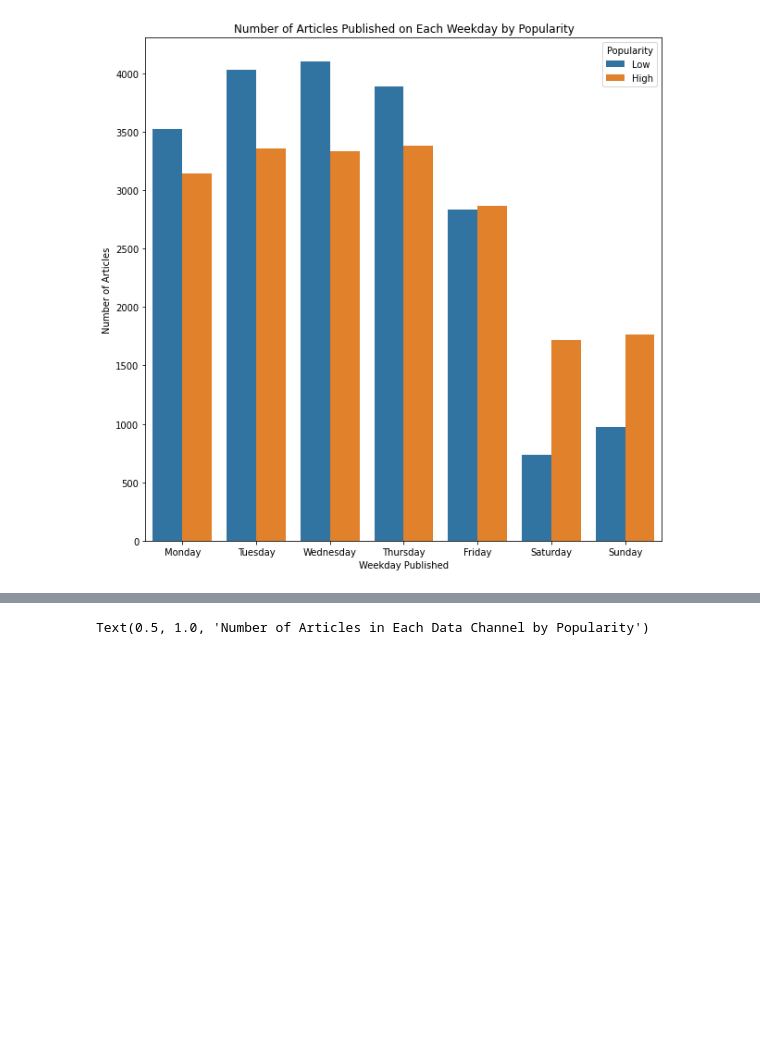
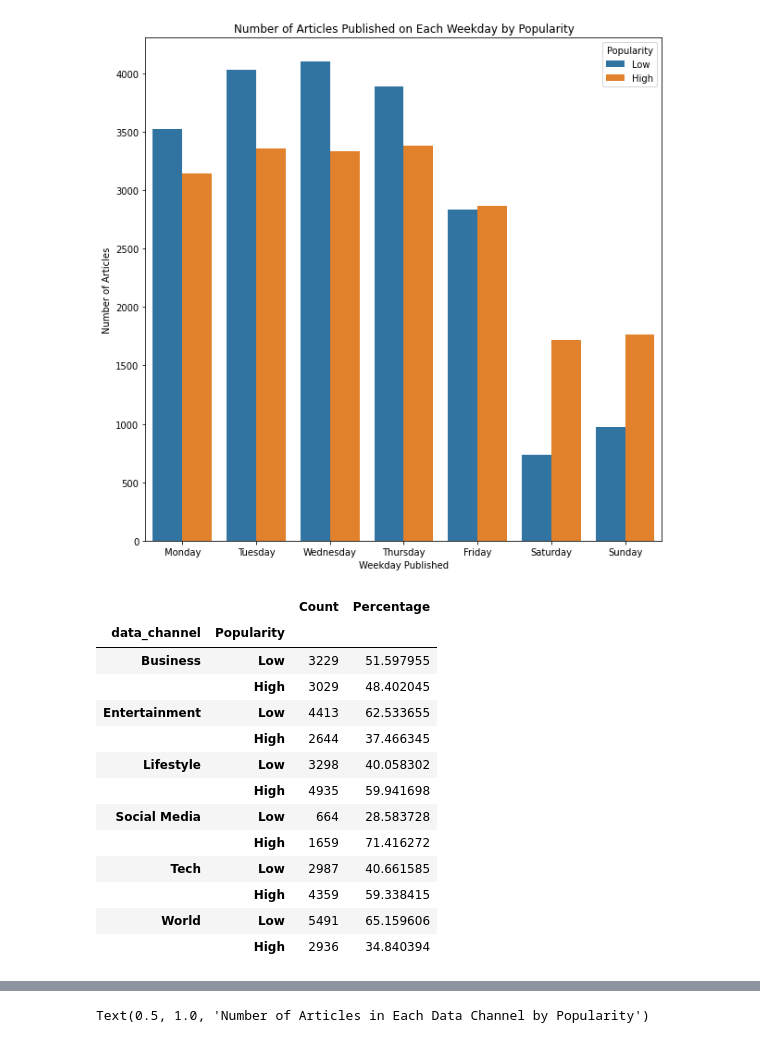
Before and after one commit to matthiasronnau/BANA-273-Term-Project, a Jupyter notebook: BANA-273 Term Project.ipynb, the cells around one changed output, grey strips where cells are left out. Saved outputs shown, nothing was run; the diff lists cells and outputs as text; code cells hidden in the pictures; blank space fills up the shorter version.

```diff
--- a/BANA-273 Term Project.ipynb
+++ b/BANA-273 Term Project.ipynb
@@ -190,4 +224,25 @@ plt.title("Number of Articles Published on Each Weekday by Popularity")
 # %% [output]
 Text(0.5, 1.0, 'Number of Articles Published on Each Weekday by Popularity')
 [figure]
+# %%
+article_count_by_data_channel = pd.DataFrame(data.groupby(["data_channel", "Popularity"]).count().iloc[:,0])
+article_count_by_data_channel.columns = ["Count"]
+totals = list(np.repeat(list(article_count_by_data_channel.groupby("data_channel").sum()["Count"]), 2))
+article_count_by_data_channel["Percentage"] = (article_count_by_data_channel["Count"] / totals) * 100
+article_count_by_data_channel
+# %% [output]
+|  |  | Count | Percentage |
+| data_channel | Popularity |  |  |
+| Business | Low | 3229 | 51.597955 |
+|  | High | 3029 | 48.402045 |
+| Entertainment | Low | 4413 | 62.533655 |
+|  | High | 2644 | 37.466345 |
+| Lifestyle | Low | 3298 | 40.058302 |
+|  | High | 4935 | 59.941698 |
+| Social Media | Low | 664 | 28.583728 |
+|  | High | 1659 | 71.416272 |
+| Tech | Low | 2987 | 40.661585 |
+|  | High | 4359 | 59.338415 |
+| World | Low | 5491 | 65.159606 |
+|  | High | 2936 | 34.840394 |
 # %%
```
Also changed, not shown: parts of 8 cells of this notebook.
